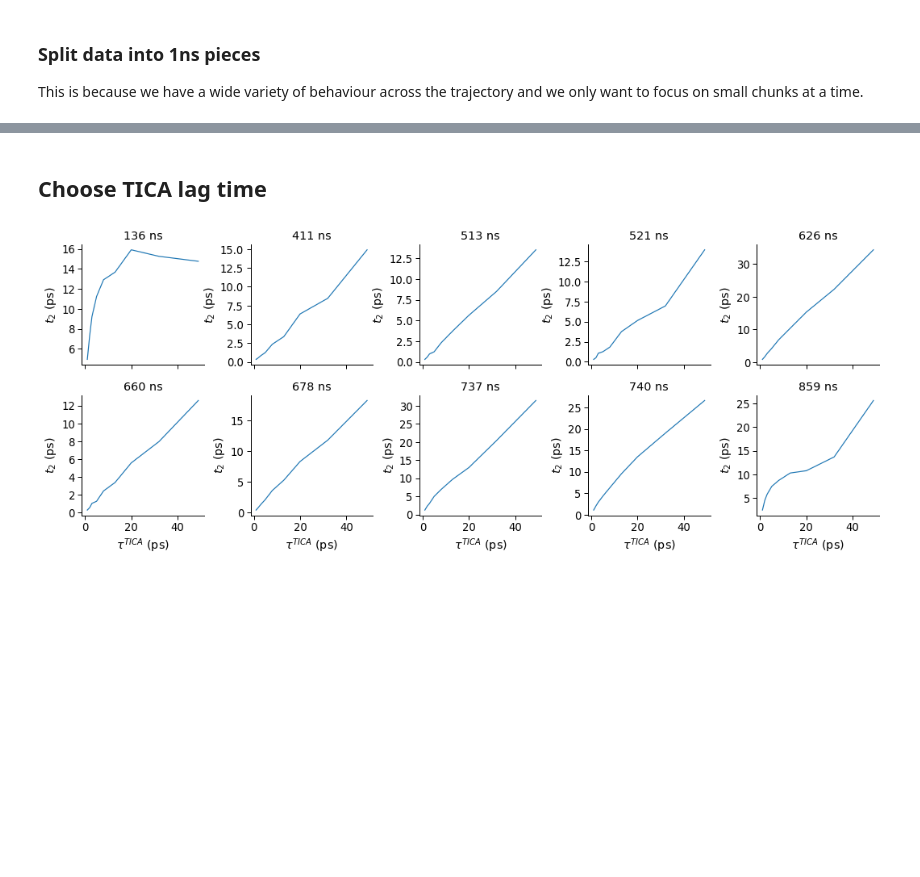
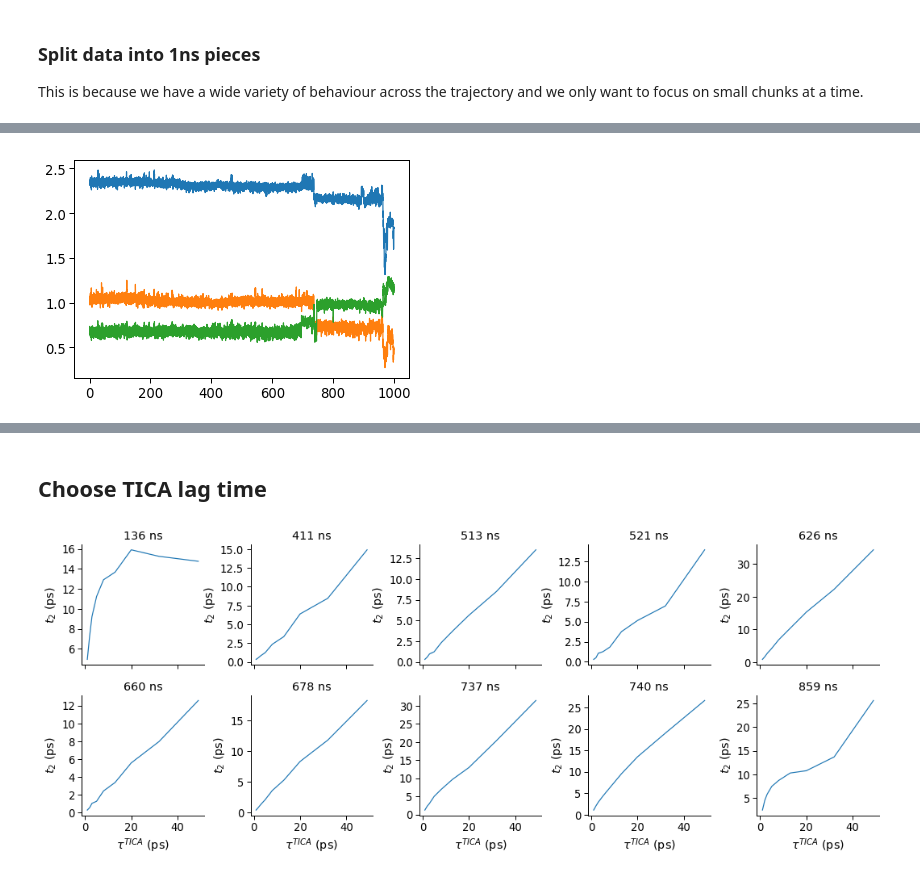
Before and after one commit to RobertArbon/water_diffusion, a Jupyter notebook: tica_whole_trajectory.ipynb, the cells around one changed output, grey strips where cells are left out. Drawn from its saved outputs; the diff is of its cells as text; code cells hidden in the pictures; blank space fills up the shorter version.

```diff
--- a/tica_whole_trajectory.ipynb
+++ b/tica_whole_trajectory.ipynb
@@ -68,6 +64,6 @@ This is because we have a wide variety of behaviour across the trajectory and we
 dt_ps = traj.timestep
 dt_ns = dt_ps/1000 # in ns
 window = 1 # window size in ns
-n_frames = int(window/dt) # number of frames in a window
+n_frames = int(window/dt_ns) # number of frames in a window
 n_splits = com.shape[0]//n_frames # number of windows in trajectory
 traj_split = np.array_split(com, n_splits) # the split up
@@ -73,0 +80,9 @@ traj_split = np.array_split(com, n_splits) # the split up
+# %%
+np.random.seed(42)
+with sns.plotting_context('paper', font_scale=1.5):
+    idx = 0
+    stride = 1
+    t = np.arange(traj_split[idx].shape[0])*dt_ps
+    plt.plot(t[::stride], traj_split[idx][::stride, :])
+# %% [output]
+[figure, added]
```
Also changed, not shown: parts of 12 cells of this notebook.
